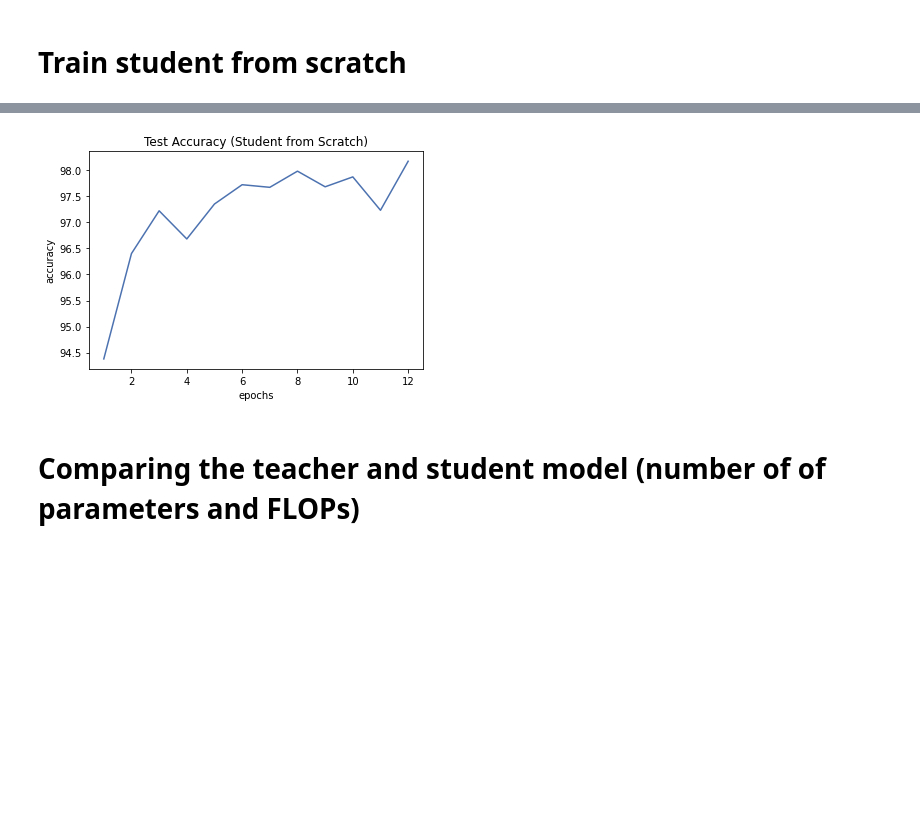
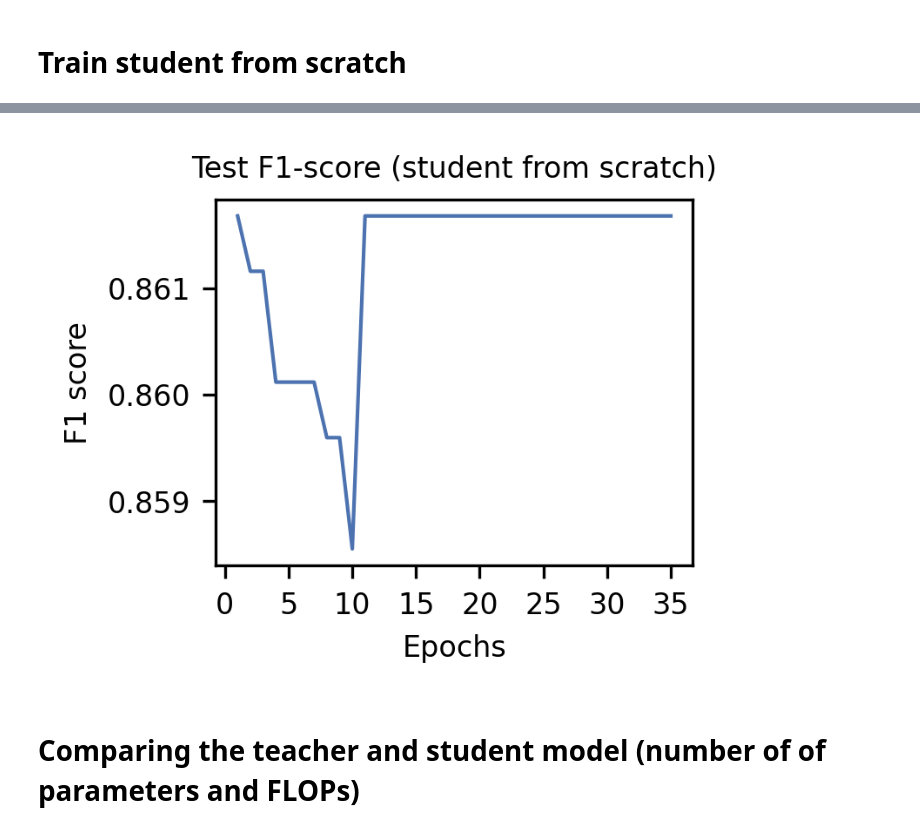
Before and after one commit to yitian19/ECE1512_2022F_ProjectRepo_HaoxiangNing_YitianLiu, a Jupyter notebook: Project A/Task2/Task2.ipynb, the cells around one changed output, grey strips where cells are left out. Drawn from its saved outputs; the diff is of its cells as text; code cells hidden in the pictures; blank space fills up the shorter version.

```diff
--- a/Project A/Task2/Task2.ipynb
+++ b/Project A/Task2/Task2.ipynb
@@ -64,5 +65,5 @@ for i in range(length):
 #Rotate
 length = len(Train)
 for i in range(length):
-  Train.append(np.rot90(Train[i],1))
+  Train.append(np.rot90(Train[i],2))
   Tlabel.append(Tlabel[i])
@@ -69,3 +75,8 @@ for i in range(length):
+# %%
+Train = np.load("/content/drive/MyDrive/ECE1512ProjA/Train.npy")
+Tlabel = np.load("/content/drive/MyDrive/ECE1512ProjA/Tlabel.npy")
+Val = np.load("/content/drive/MyDrive/ECE1512ProjA/Val.npy")
+Vlabel = np.load("/content/drive/MyDrive/ECE1512ProjA/Vlabel.npy")
 # %%
 class DataGenerator(tf.keras.utils.Sequence):
     'Generates data for Keras'
@@ -520,7 +695,7 @@ def compute_plain_cross_entropy_loss(base_student_scratch,student_model_scratch,
   # your code start from here for step 7
 
   student_subclass_logits = student_model_scratch(images, training=True)
-  cross_entropy_loss = tf.keras.losses.CategoricalCrossentropy(from_logits=True)(labels,tf.nn.softmax(student_subclass_logits))
+  cross_entropy_loss = tf.keras.losses.CategoricalCrossentropy(from_logits=True)(labels,student_subclass_logits)
 
   return cross_entropy_loss
 
@@ -528,5 +703,5 @@ base_student_scratch.trainable = False
 inif1_scratch = train_and_evaluate(base_student_scratch,student_model_scratch,compute_plain_cross_entropy_loss,10,1e-3)
 #Fine-tuning
 base_student_scratch.trainable = True
-finf1_scratch = train_and_evaluate(base_student_scratch,student_model_scratch,compute_plain_cross_entropy_loss,10,1e-4)
+finf1_scratch = train_and_evaluate(base_student_scratch,student_model_scratch,compute_plain_cross_entropy_loss,25,1e-4)
 # %% [output]
@@ -537,18 +725,24 @@ KeyboardInterrupt: ignored
 # %%
-# Plot the accuracy_S vs. epochs curve
-os.chdir('/content/drive/MyDrive/Task1/Figs')
-plt.plot(range(1,NUM_EPOCHS+1),accuracy_S,color=color_list[0])
-plt.title('Test Accuracy (Student from Scratch)')
-plt.xlabel('epochs')
-plt.ylabel('accuracy')
+# Plot the f1 socre vs. epochs curve
+color_list = sns.color_palette('deep')
+plt.figure(dpi=300,figsize=(2.5,2))
+plt.plot(range(1,35+1),inif1_scratch+finf1_scratch,linewidth=1,color = color_list[0])
+plt.title('Test F1-score (student from scratch)',fontsize=8)
+plt.xlabel('Epochs',fontsize=8)
+plt.ylabel('F1 score',fontsize=8)
+plt.xticks([0,5,10,15,20,25,30,35],fontsize=8)
+plt.yticks(fontsize=8)
+plt.tight_layout(pad=0.2)
 
-# Save the accuracy_S vs. epochs curve and data
-plt.savefig('Test_Accuracy_S.jpg')
-os.chdir('/content/drive/MyDrive/Task1/Results')
-S_dict = {'NUM_EPOCHS':NUM_EPOCHS, 'accuracy_S':accuracy_S}
-savemat('accuracy_S.mat',S_dict)
+
+# Save the f1 score vs. epochs curve and data
+os.chdir('/content/drive/MyDrive/ECE1512ProjA')
+plt.savefig('f1_score_s_scratch.jpg')
+os.chdir('/content/drive/MyDrive/ECE1512ProjA')
+T_dict={'NUM_EPOCHS':35, 'f1_T':inif1_scratch+finf1_scratch}
+savemat('f1_S_scratch.mat',T_dict)
 # %% [output]
-[figure, old version]
+[figure, new version]
 # %% [markdown]
 # Comparing the teacher and student model (number of of parameters and FLOPs)
 # %%
```
Also changed, not shown: parts of 32 cells of this notebook, 13 other files.
